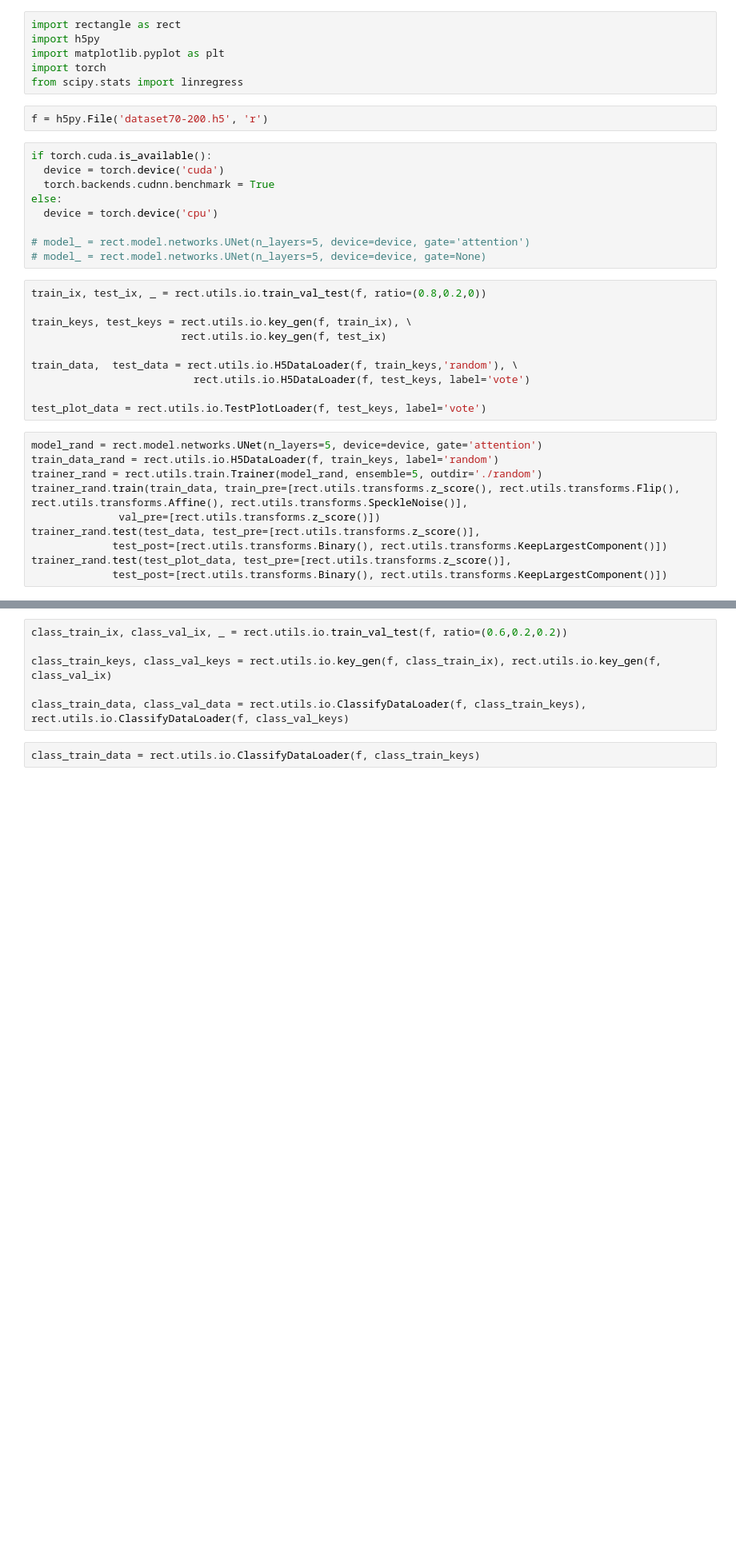
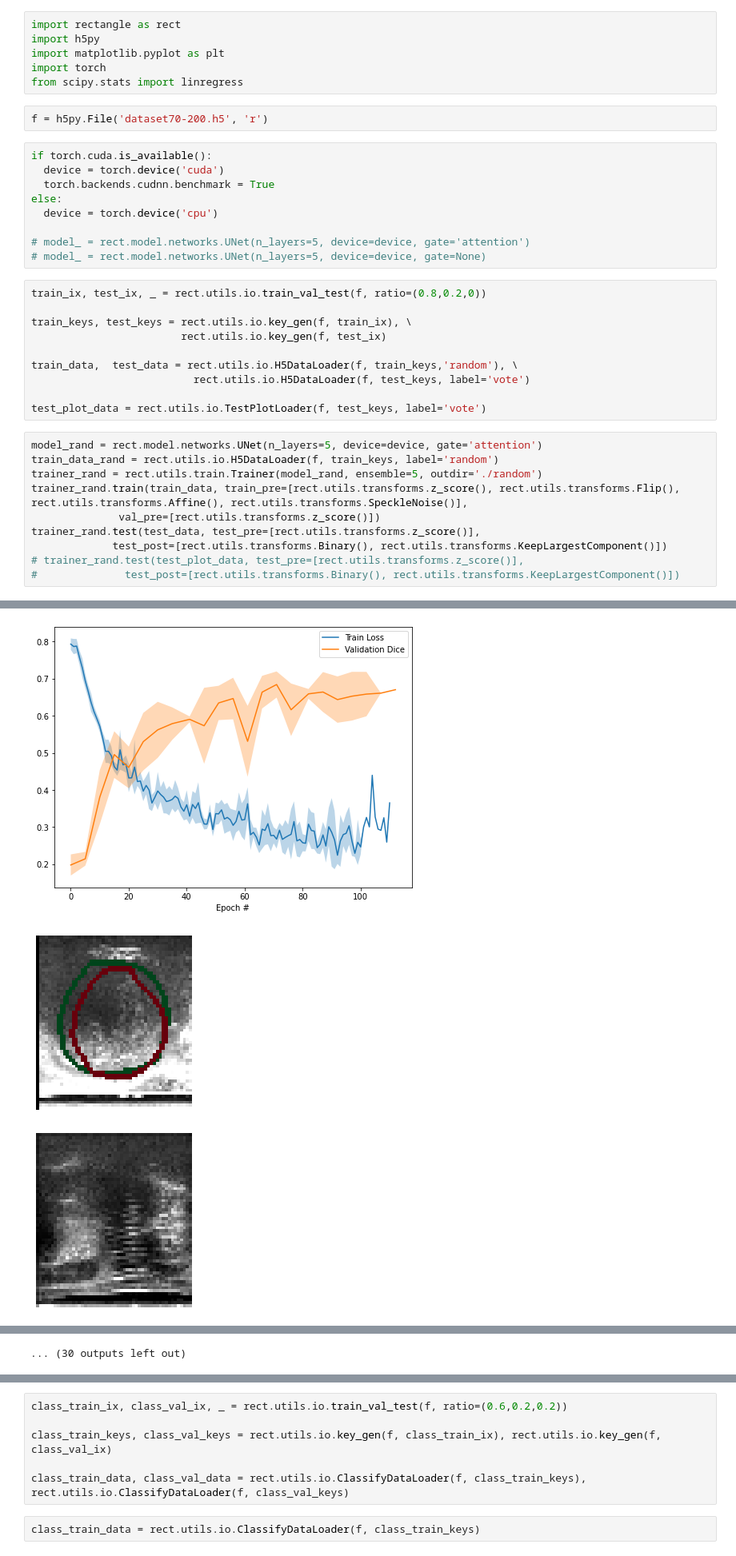
Before and after one commit to liamchalcroft/RectAngle, a Jupyter notebook: colab_from_package.ipynb, the cells around one changed output, grey strips where cells are left out. Shown at 80% size. Drawn from its saved outputs; the diff is of its cells as text; blank space fills up the shorter version.

```diff
--- a/colab_from_package.ipynb
+++ b/colab_from_package.ipynb
@@ -61,5 +41,6 @@ trainer_rand.train(train_data, train_pre=[rect.utils.transforms.z_score(), rect.
               val_pre=[rect.utils.transforms.z_score()])
 trainer_rand.test(test_data, test_pre=[rect.utils.transforms.z_score()],
              test_post=[rect.utils.transforms.Binary(), rect.utils.transforms.KeepLargestComponent()])
-trainer_rand.test(test_plot_data, test_pre=[rect.utils.transforms.z_score()],
-             test_post=[rect.utils.transforms.Binary(), rect.utils.transforms.KeepLargestComponent()])
+# trainer_rand.test(test_plot_data, test_pre=[rect.utils.transforms.z_score()],
+#              test_post=[rect.utils.transforms.Binary(), rect.utils.transforms.KeepLargestComponent()])
+# %% [output]
@@ -65,0 +64,3 @@ trainer_rand.test(test_plot_data, test_pre=[rect.utils.transforms.z_score()],
+[figure, added]
+[figure, added]
+[figure, added]
@@ -66,3 +75,4 @@ trainer_rand.test(test_plot_data, test_pre=[rect.utils.transforms.z_score()],
+... (30 outputs left out)
 # %%
 model_vote = rect.model.networks.UNet(n_layers=5, device=device, gate='attention')
 train_data_vote = rect.utils.io.H5DataLoader(f, train_keys, label='vote')
```
Also changed, not shown: parts of 15 cells of this notebook.
